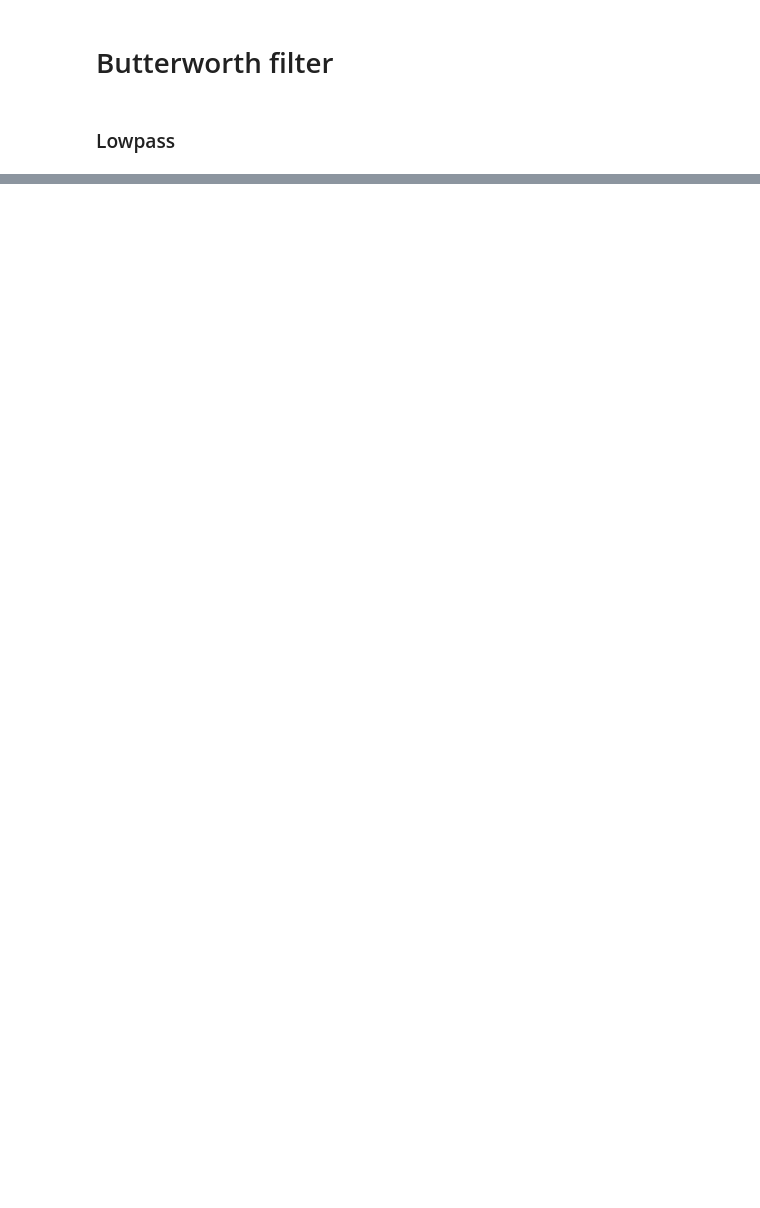
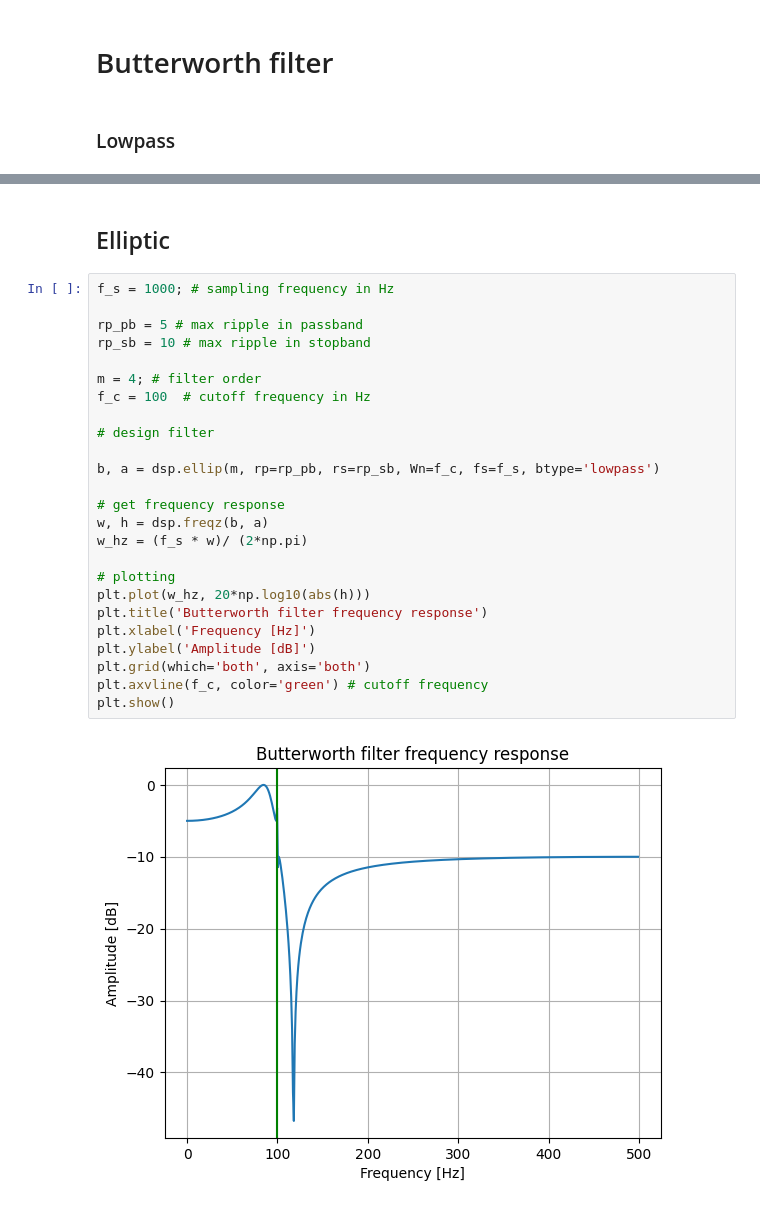
Before and after one commit to sarath-menon/robotics-tutorial-notebooks, a Jupyter notebook: signal_processing/filtering/iir_filter.ipynb, the cells around one changed output, grey strips where cells are left out. Drawn from its saved outputs; the diff is of its cells as text; blank space fills up the shorter version.

```diff
--- a/signal_processing/filtering/iir_filter.ipynb
+++ b/signal_processing/filtering/iir_filter.ipynb
@@ -62,0 +89,29 @@ plt.show()
+# %% [markdown]
+## Elliptic
+# %%
+f_s = 1000; # sampling frequency in Hz
+
+rp_pb = 5 # max ripple in passband
+rp_sb = 10 # max ripple in stopband
+
+m = 4; # filter order
+f_c = 100  # cutoff frequency in Hz
+
+# design filter
+
+b, a = dsp.ellip(m, rp=rp_pb, rs=rp_sb, Wn=f_c, fs=f_s, btype='lowpass')
+
+# get frequency response
+w, h = dsp.freqz(b, a)
+w_hz = (f_s * w)/ (2*np.pi)
+
+# plotting
+plt.plot(w_hz, 20*np.log10(abs(h)))
+plt.title('Butterworth filter frequency response')
+plt.xlabel('Frequency [Hz]')
+plt.ylabel('Amplitude [dB]')
+plt.grid(which='both', axis='both')
+plt.axvline(f_c, color='green') # cutoff frequency
+plt.show()
+# %% [output]
+[figure, added]
```
Also changed, not shown: parts of 10 cells of this notebook, 10 other files.
